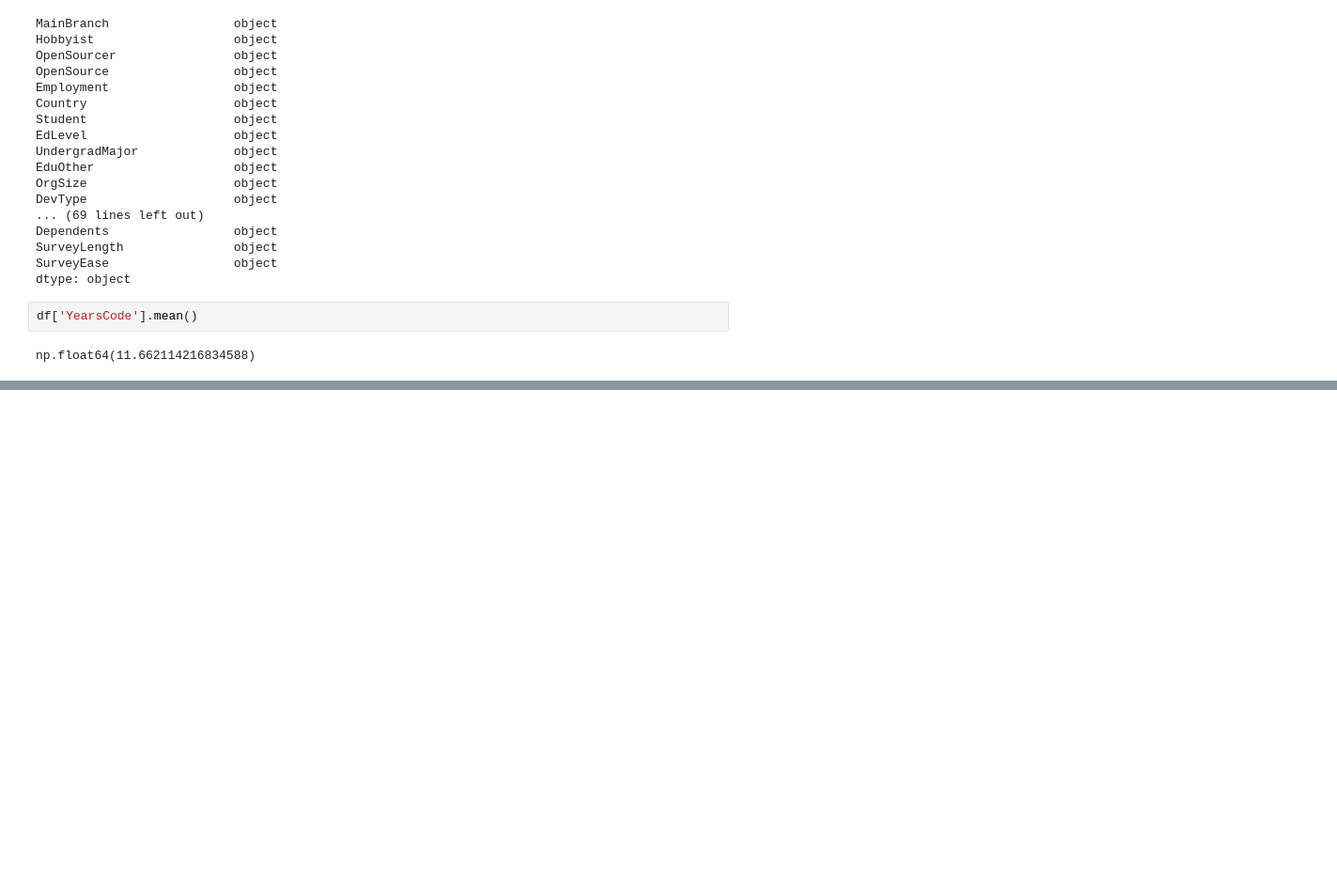
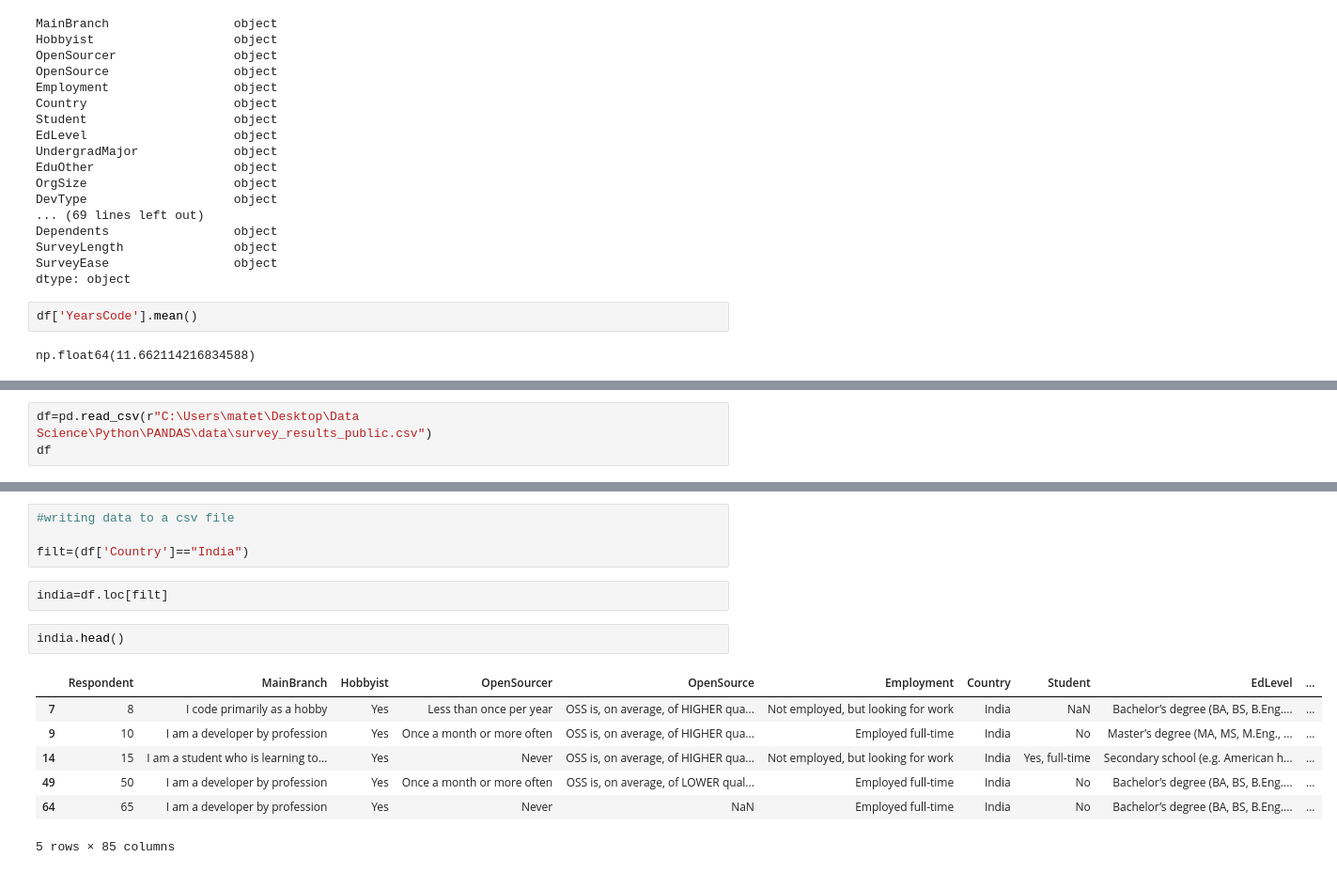
Before and after one commit to SrikartikMateti/Pandas, a Jupyter notebook: Pandas.ipynb, the cells around one changed output, grey strips where cells are left out. Shown: that part at 94% size. Drawn from its saved outputs; the diff is of its cells as text; blank space fills up the shorter version.

Commit message:
Updated Pandas File

```diff
--- a/Pandas.ipynb
+++ b/Pandas.ipynb
@@ -839,0 +844,3 @@ np.float64(11.662114216834588)
+# %%
+df=pd.read_csv(r"C:\Users\matet\Desktop\Data Science\Python\PANDAS\data\survey_results_public.csv")
+df
@@ -839,0 +861,16 @@ np.float64(11.662114216834588)
+# %%
+#writing data to a csv file
+
+filt=(df['Country']=="India")
+# %%
+india=df.loc[filt]
+# %%
+india.head()
+# %% [output]
+|  | Respondent | MainBranch | Hobbyist | OpenSourcer | OpenSource | Employment | Country | Student | EdLevel | ... |
+| 7 | 8 | I code primarily as a hobby | Yes | Less than once per year | OSS is, on average, of HIGHER qua... | Not employed, but looking for work | India | NaN | Bachelor’s degree (BA, BS, B.Eng.... | ... |
+| 9 | 10 | I am a developer by profession | Yes | Once a month or more often | OSS is, on average, of HIGHER qua... | Employed full-time | India | No | Master’s degree (MA, MS, M.Eng., ... | ... |
+| 14 | 15 | I am a student who is learning to... | Yes | Never | OSS is, on average, of HIGHER qua... | Not employed, but looking for work | India | Yes, full-time | Secondary school (e.g. American h... | ... |
+| 49 | 50 | I am a developer by profession | Yes | Once a month or more often | OSS is, on average, of LOWER qual... | Employed full-time | India | No | Bachelor’s degree (BA, BS, B.Eng.... | ... |
+| 64 | 65 | I am a developer by profession | Yes | Never | NaN | Employed full-time | India | No | Bachelor’s degree (BA, BS, B.Eng.... | ... |
+5 rows × 85 columns
```
Also changed, not shown: parts of 15 cells of this notebook.
